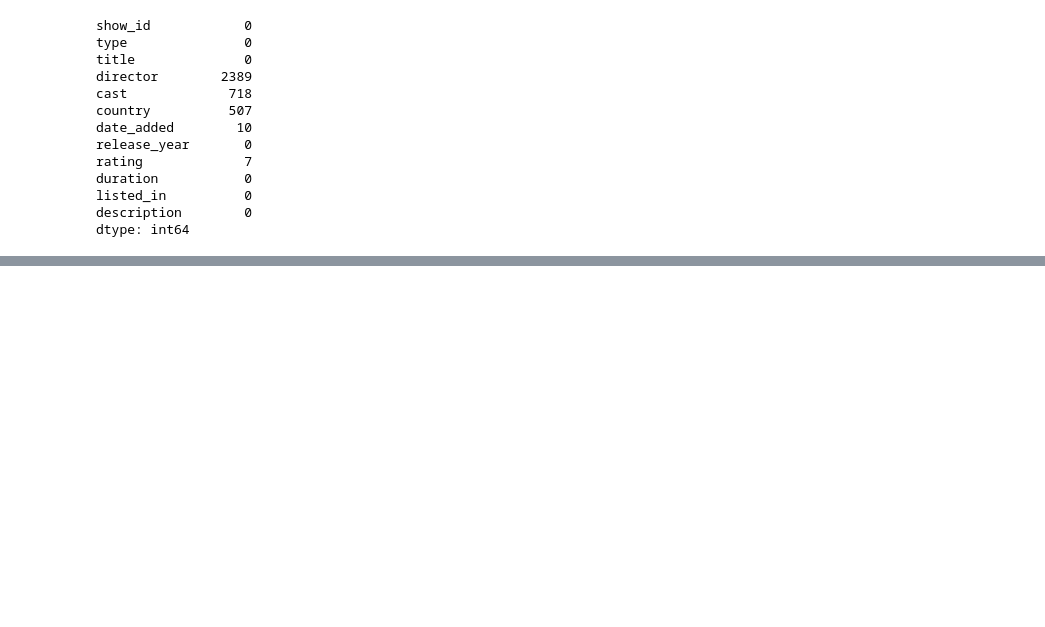
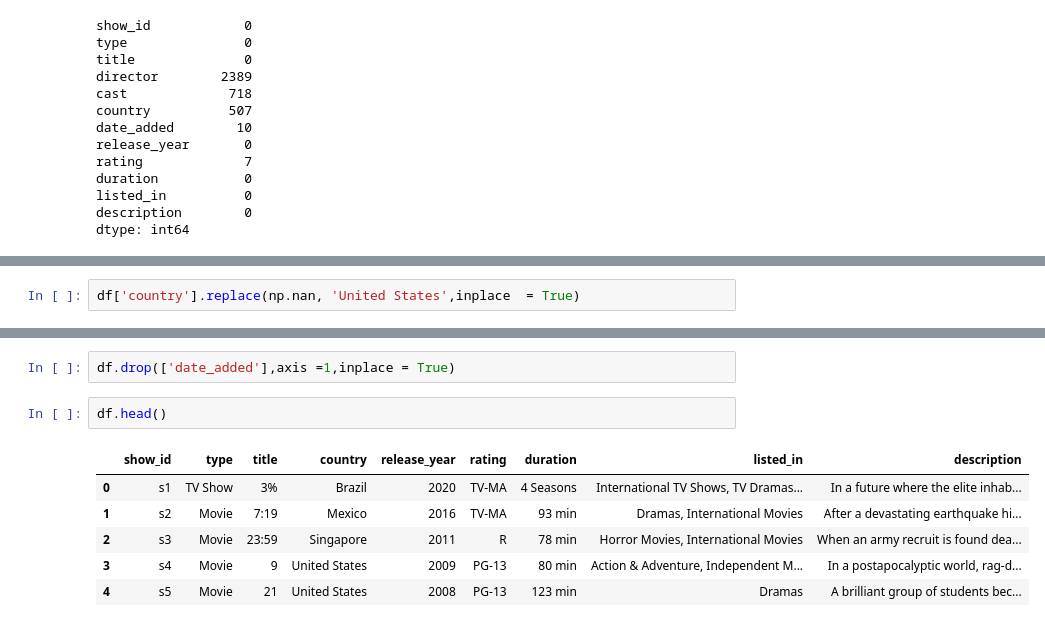
Before and after one commit to pritesh2292/Netflix-Movies-Tv-Shows-Clustering, a Jupyter notebook: Netflix_unsupervised_ML_capstone_project_.ipynb, the cells around one changed output, grey strips where cells are left out. Saved outputs shown, nothing was run; the diff lists cells and outputs as text; blank space fills up the shorter version.

```diff
--- a/Netflix_unsupervised_ML_capstone_project_.ipynb
+++ b/Netflix_unsupervised_ML_capstone_project_.ipynb
@@ -54,0 +84,2 @@ dtype: int64
+# %%
+df['country'].replace(np.nan, 'United States',inplace  = True)
@@ -54,0 +88,11 @@ dtype: int64
+# %%
+df.drop(['date_added'],axis =1,inplace = True)
+# %%
+df.head()
+# %% [output]
+|  | show_id | type | title | country | release_year | rating | duration | listed_in | description |
+| 0 | s1 | TV Show | 3% | Brazil | 2020 | TV-MA | 4 Seasons | International TV Shows, TV Dramas... | In a future where the elite inhab... |
+| 1 | s2 | Movie | 7:19 | Mexico | 2016 | TV-MA | 93 min | Dramas, International Movies | After a devastating earthquake hi... |
+| 2 | s3 | Movie | 23:59 | Singapore | 2011 | R | 78 min | Horror Movies, International Movies | When an army recruit is found dea... |
+| 3 | s4 | Movie | 9 | United States | 2009 | PG-13 | 80 min | Action & Adventure, Independent M... | In a postapocalyptic world, rag-d... |
+| 4 | s5 | Movie | 21 | United States | 2008 | PG-13 | 123 min | Dramas | A brilliant group of students bec... |
```
Also changed, not shown: parts of 13 cells of this notebook.
